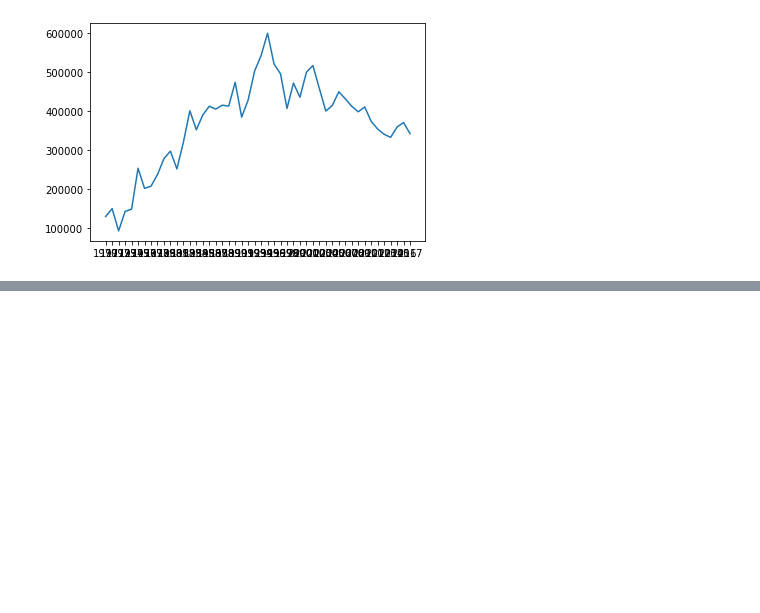
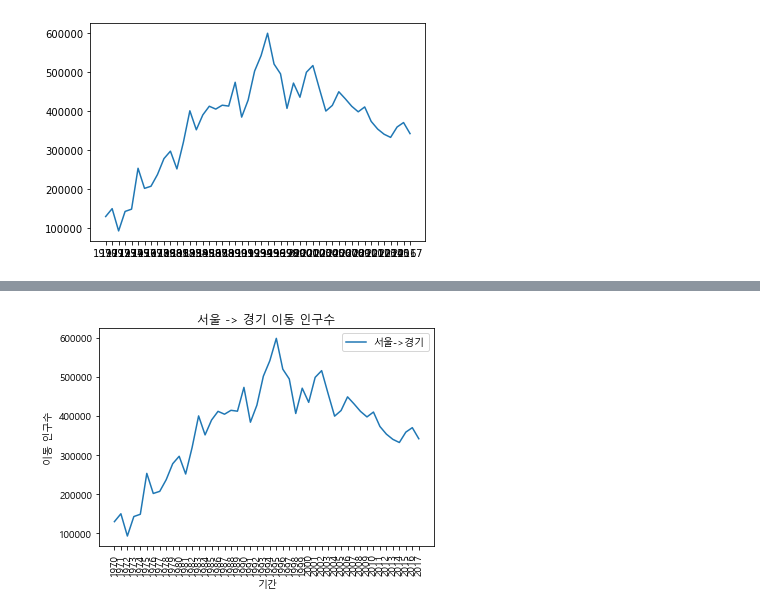
Before and after one commit to Mu-jun/python_ML_lib, a Jupyter notebook: Matplotlib.ipynb, the cells around one changed output, grey strips where cells are left out. Drawn from its saved outputs; the diff is of its cells as text; code cells hidden in the pictures; blank space fills up the shorter version.

```diff
--- a/Matplotlib.ipynb
+++ b/Matplotlib.ipynb
@@ -46,0 +72,22 @@ plt.plot(sr_one)
+# %%
+# 그래프에 관련된 설정은 같은 cell에 있어야 함
+plt.plot(sr_one)
+
+# 차트 제목 추가
+plt.title('서울 -> 경기 이동 인구수')
+
+# 축 이름 추가
+plt.xlabel('기간')
+plt.ylabel('이동 인구수')
+
+# legend 그래프에 대한 설명
+# 그래프 선 설명 추가
+plt.legend(labels=['서울->경기'],loc='best')
+
+# xlabel 설정
+plt.xticks(size=10, rotation='vertical')
+#rotation = 정수 - 반시계방향 각도
+
+plt.show()
+# %% [output]
+[figure, added]
```
Also changed, not shown: parts of 32 cells of this notebook, 18 other files.
